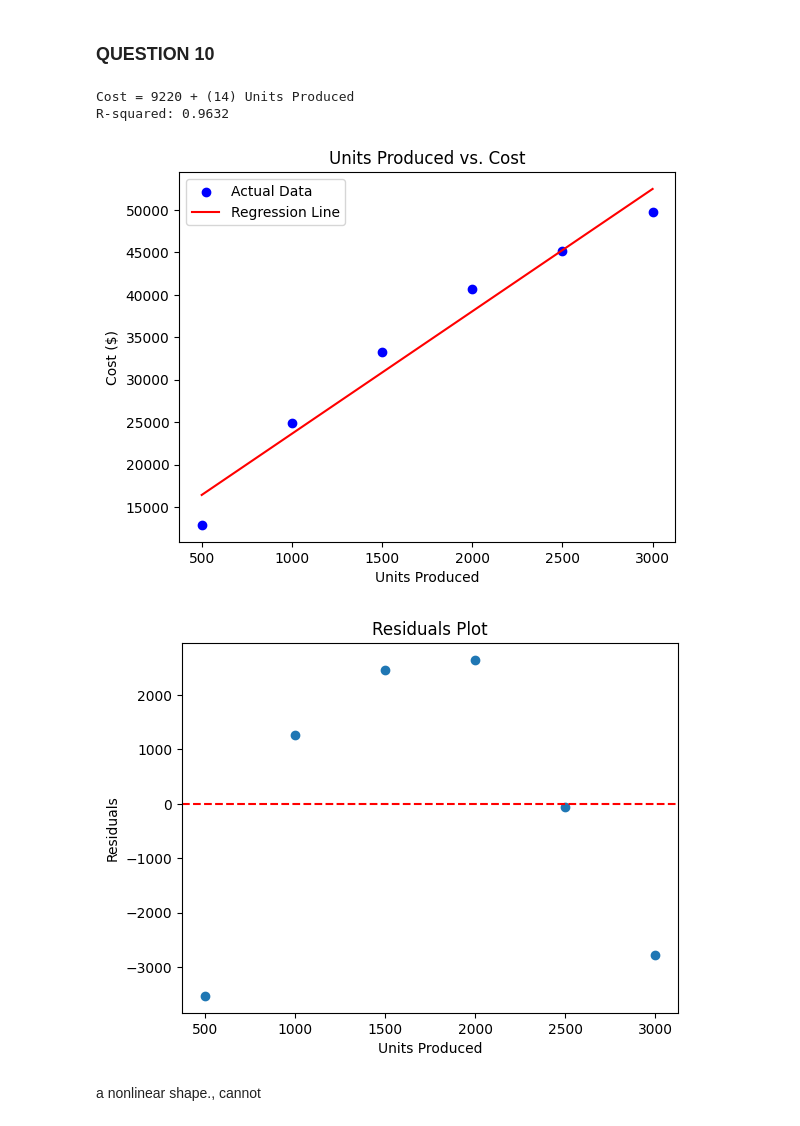
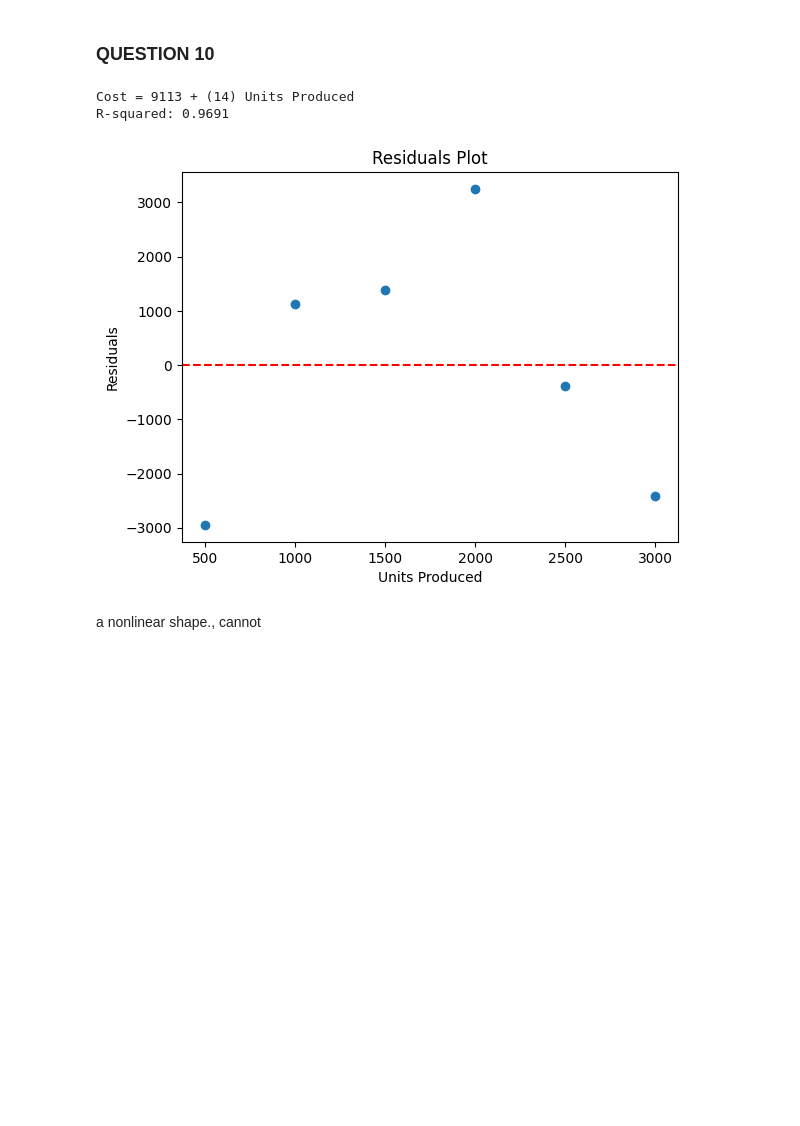
Before and after one commit to Brett-migwi-20/Business-Course, a Jupyter notebook: Homework 8/Homework8.ipynb, the cells around one changed output. Saved outputs shown, nothing was run; the diff lists cells and outputs as text; code cells hidden in the pictures; blank space fills up the shorter version.

```diff
--- a/Homework 8/Homework8.ipynb
+++ b/Homework 8/Homework8.ipynb
@@ -1431,12 +1242,12 @@ from sklearn.metrics import r2_score
 # Data in string format
 data_string = """
 Units_Produced	Cost
-500	12,900
-1000	24,900
-1500	33,300
-2000	40,700
-2500	45,200
-3000	49,700
+500	13,300
+1000	24,500
+1500	31,900
+2000	40,900
+2500	44,400
+3000	49,500
 """
 
 data_string = data_string.replace(",","").replace("\t",",")
@@ -1451,47 +1262,34 @@ X = df[['Units_Produced']]  # Predictor
 y = df['Cost']  # Response variable
 
 # Applying the Simple Linear Regression model
 model = LinearRegression()
 model.fit(X, y)
 
 # Getting the intercept and slope (coefficient)
 intercept = model.intercept_
 slope = model.coef_[0]
 
 # Predicting the Cost based on the linear model
 y_pred = model.predict(X)
 
 # Calculate R-squared value
 r2 = r2_score(y, y_pred)
 
 # Output the regression equation
 print(f"Cost = {round(intercept)} + ({round(slope)}) Units Produced")
 print(f"R-squared: {r2:.4f}")
 
-# Plotting the scatter plot with regression line
-plt.scatter(X, y, color='blue', label='Actual Data')
-plt.plot(X, y_pred, color='red', label='Regression Line')
-
-# Adding titles and labels
-plt.title('Units Produced vs. Cost')
-plt.xlabel('Units Produced')
-plt.ylabel('Cost ($)')
-plt.legend()
-
-# Show the plot
-plt.show()
 
 # Residual plot (difference between actual and predicted)
 residuals = y - y_pred
 plt.scatter(X, residuals)
 plt.axhline(y=0, color='red', linestyle='--')
 plt.title('Residuals Plot')
 plt.xlabel('Units Produced')
 plt.ylabel('Residuals')
 plt.show()
 # %% [output]
-Cost = 9220 + (14) Units Produced
-R-squared: 0.9632
+Cost = 9113 + (14) Units Produced
+R-squared: 0.9691
-[figure, old version]
+[figure, new version]
-[figure, removed]
 # %% [markdown]
```
Also changed, not shown: parts of 27 cells of this notebook, 6 other files.
